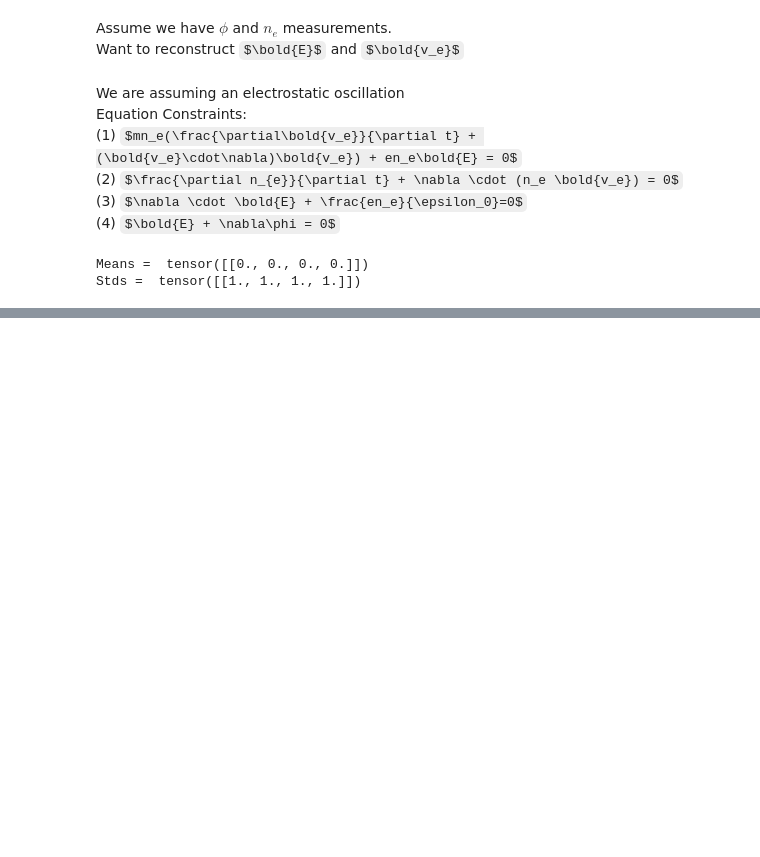
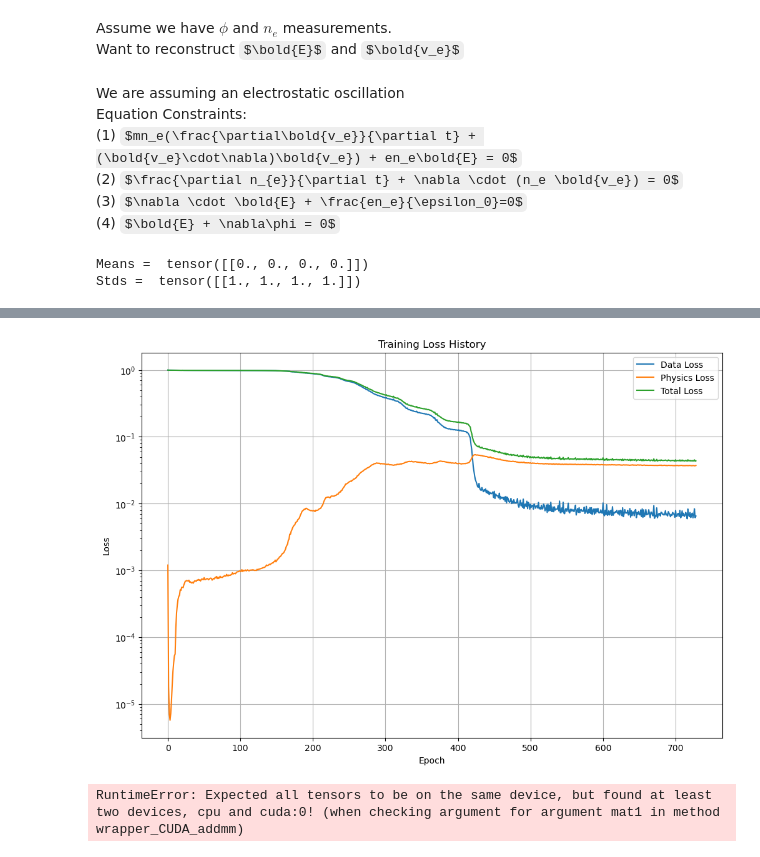
Before and after one commit to amoozing2539/Plasma_PINNS, a Jupyter notebook: PINN_langmuir.ipynb, the cells around one changed output, grey strips where cells are left out. Saved outputs shown, nothing was run; the diff lists cells and outputs as text; code cells hidden in the pictures; some formulas as TeX source; blank space fills up the shorter version.

```diff
--- a/PINN_langmuir.ipynb
+++ b/PINN_langmuir.ipynb
@@ -58,10 +58,10 @@ omega = np.sqrt(omega_p**2 + 3*(k**2)*(v_th**2))
 # %%
 def analytical_solution(x, t, phi0):
 
-    phi = phi0*np.cos(k*x-omega_p*t)
-    Ex = -k*phi0*np.sin(k*x-omega_p*t)
-    ne = n0 * np.cos(k*x - omega_p*t)
-    ve = (q_e/m_e*omega_p)*Ex
+    phi = phi0*np.cos(k*x-omega*t)
+    Ex = -k*phi0*np.sin(k*x-omega*t)
+    ne = n0 * np.cos(k*x - omega*t)
+    ve = (q_e/m_e*omega)*Ex
 
     return phi,Ex,ne,ve
 
@@ -204,10 +204,14 @@ def pinn_loss(model, x_sparse, t_sparse, phi_sparse, ne_sparse, means, stds, x_c
 
 
     #physics constrain loss
-    momentum = m_e*ne(ve_t + (ve_x)*ve) + q_e*ne*E
+    momentum = m_e*ne*(ve_t + (ve_x)*ve) + q_e*ne*E
+    momentum = torch.mean(momentum**2)
     dens_cont = ne_t + ne*ve_x
+    dens_cont = torch.mean(dens_cont**2)
     gauss = E_x + (q_e*ne/epsilon_0)
+    gauss = torch.mean(gauss**2)
     phi_E = E + phi_x
+    phi_E = torch.mean(phi_E**2)
 
     loss_physics = momentum + dens_cont + gauss + phi_E
 
@@ -251,7 +255,7 @@ start_time = time.time()
 model = PINN(Lx, tau)
 optimizer = optim.Adam(model.parameters(), lr=1e-3)
 
-scheduler = ReduceLROnPlateau(optimizer, mode='min', factor=0.5, patience=100, verbose=True)
+scheduler = ReduceLROnPlateau(optimizer, mode='min', factor=0.5, patience=50, verbose=True)
 
 num_epochs = 1000
 n_batches = 50
@@ -344,0 +340,58 @@ RuntimeError: grad can be implicitly created only for scalar outputs
+# %%
+# Plot the loss history
+plt.figure(figsize=(12, 8))
+plt.semilogy(hist['data_loss'], label='Data Loss')
+plt.semilogy(hist['physics_loss'], label='Physics Loss')
+plt.semilogy(hist['total_loss'], label='Total Loss')
+plt.xlabel('Epoch')
+plt.ylabel('Loss')
+plt.title('Training Loss History')
+plt.legend()
+plt.grid(True)
+plt.show()
+# %% [output]
+[figure, added]
+# %%
+with torch.no_grad():
+
+    X_reconstruct = torch.tensor(X_flat.reshape(-1,1), requires_grad=False, dtype=torch.float32, device=device)
+    T_reconstruct = torch.tensor(T_flat.reshape(-1,1), requires_grad=False, dtype=torch.float32, device=device)
+
+    # T_reconstruct_phdt = T_reconstruct + 0.5*dt*torch.ones(T_reconstruct.size(), device=T_reconstruct.device)
+    # T_reconstruct_mhdt = T_reconstruct - 0.5*dt*torch.ones(T_reconstruct.size(), device=T_reconstruct.device)
+
+    phi_pred, E_pred, ne_pred, ve_pred= (model(X_reconstruct, T_reconstruct)).T
+    # _, _, Bz_reconstruct_phdt = (model(X_reconstruct, T_reconstruct_phdt)*stds + means).T
+    # _, _, Bz_reconstruct_mhdt = (model(X_reconstruct, T_reconstruct_mhdt)*stds + means).T
+
+    # Bz_dot_pred = (Bz_reconstruct_phdt - Bz_reconstruct_mhdt) / dt
+
+# Plot the field components at t = 0
+
+ext = [0, Lx, 0, tau]
+
+plt.figure(figsize=(16,12))
+
+i_t = 0
+thistime = (tau / Nt)*i_t
+
+plt.subplot(3, 4, 1)
+plt.title(rf'$E_x(t = {thistime:.2f}$' + r'$\, \omega^{-1}) \,\, [E_0]$')
+plt.imshow(E_flat.reshape(Nx,Nt)[:,:,i_t], origin='lower', aspect='auto', extent=ext, vmin=-phi0, vmax=phi0, cmap='RdBu')
+plt.xlabel(r'$x \, [L_x]$')
+plt.ylabel(r'$y \, [L_y]$')
+plt.colorbar()
+
+plt.subplot(3, 4, 2)
+plt.title(rf'$E_y(t = {thistime:.2f}$' + r'$\, \omega^{-1}) \,\, [E_0]$')
+plt.imshow(Ey_flat.reshape(Nx,Nt)[:,:,i_t], origin='lower', aspect='auto', extent=ext, vmin=-phi0, vmax=phi0, cmap='PuOr')
+plt.xlabel(r'$x \, [L_x]$')
+plt.ylabel(r'$y \, [L_y]$')
+plt.colorbar()
+
+
+
+plt.tight_layout()
+plt.show()
+# %% [output]
+RuntimeError: Expected all tensors to be on the same device, but found at least two devices, cpu and cuda:0! (when checking argument for argument mat1 in method wrapper_CUDA_addmm)
```
Also changed, not shown: parts of 2 cells of this notebook.
